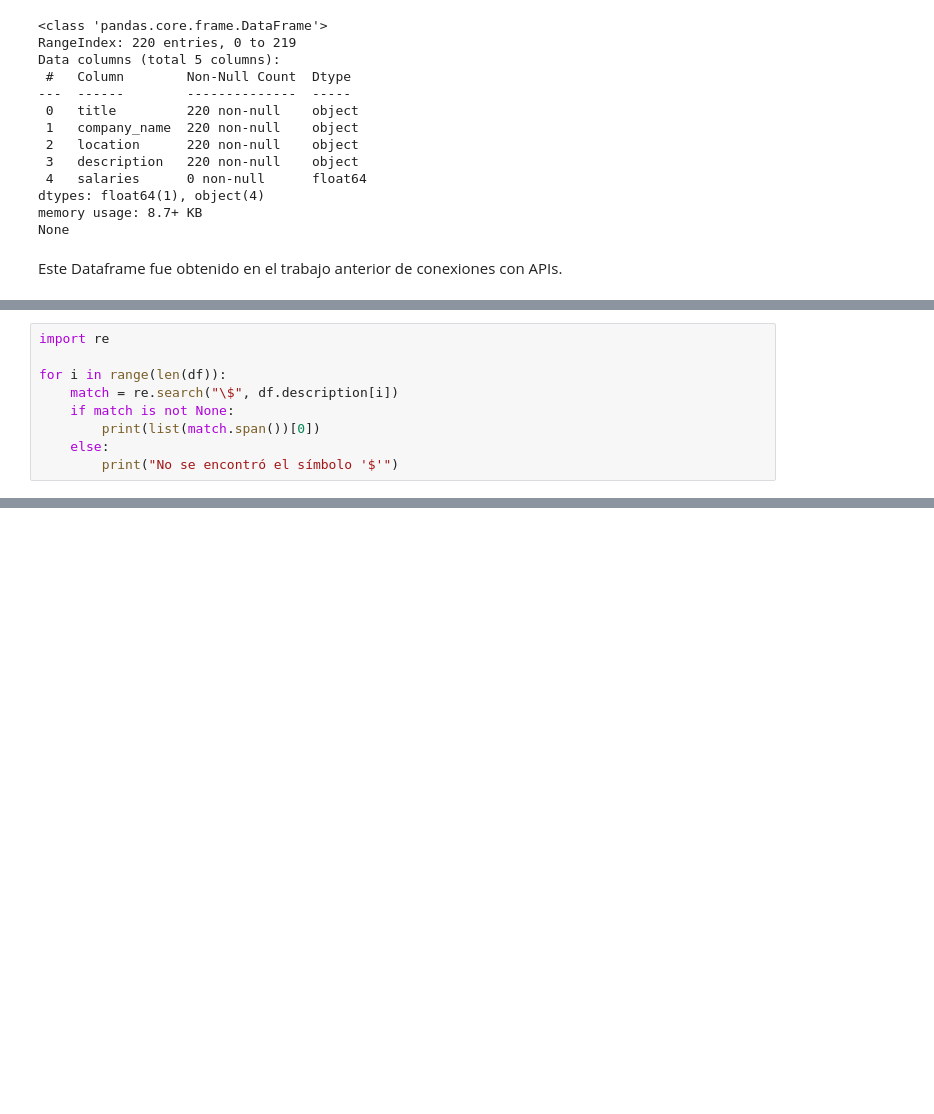
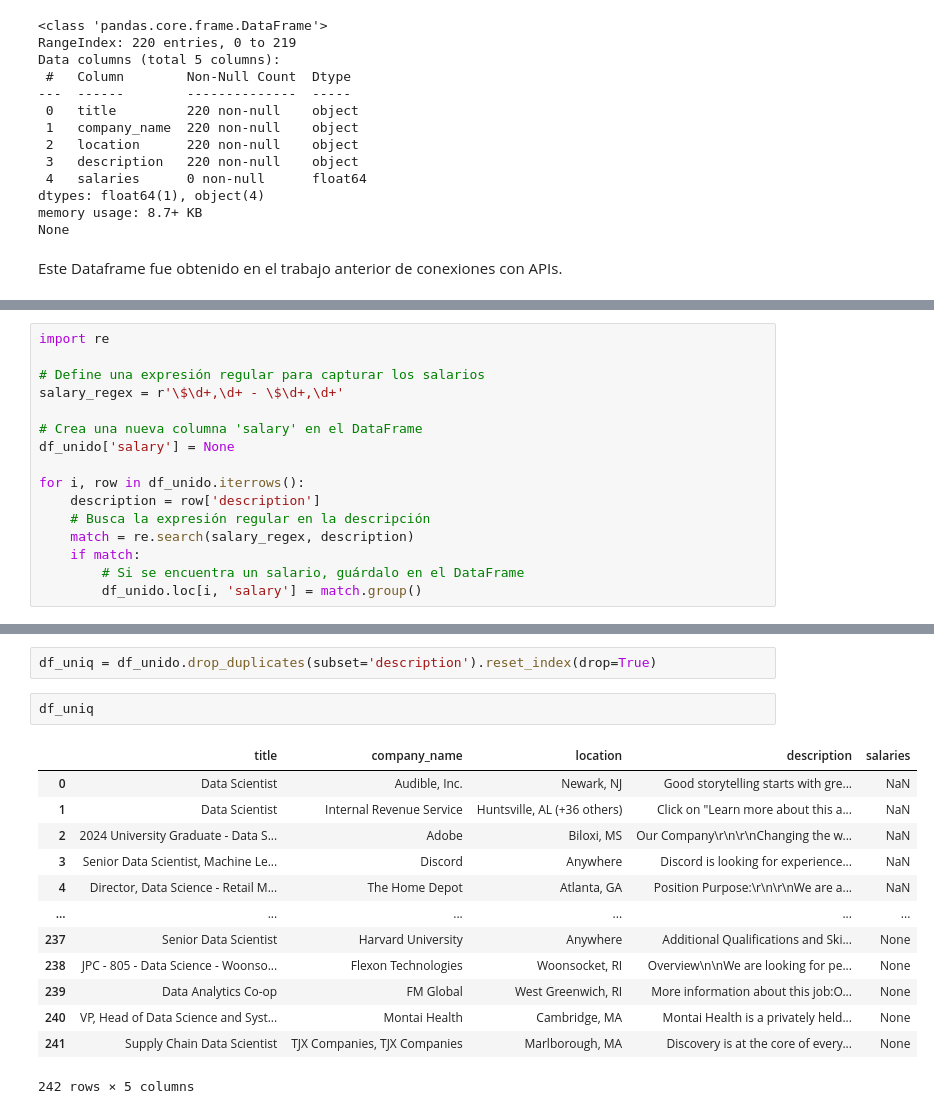
Before and after one commit to ruso439/jupiterNotebookDiego, a Jupyter notebook: notebooks/Desafio_wrangling_Matcovich.ipynb, the cells around one changed output, grey strips where cells are left out. Drawn from its saved outputs; the diff is of its cells as text; blank space fills up the shorter version.

```diff
--- a/notebooks/Desafio_wrangling_Matcovich.ipynb
+++ b/notebooks/Desafio_wrangling_Matcovich.ipynb
@@ -147,9 +143,0 @@ KeyError: 'description'
-# %%
-import re
-
-for i in range(len(df)):
-    match = re.search("\$", df.description[i])
-    if match is not None:
-        print(list(match.span())[0])
-    else:
-        print("No se encontró el símbolo '$'")
@@ -211,0 +172,16 @@ NameError: name 'df' is not defined
+# %%
+import re
+
+# Define una expresión regular para capturar los salarios
+salary_regex = r'\$\d+,\d+ - \$\d+,\d+'
+
+# Crea una nueva columna 'salary' en el DataFrame
+df_unido['salary'] = None
+
+for i, row in df_unido.iterrows():
+    description = row['description']
+    # Busca la expresión regular en la descripción
+    match = re.search(salary_regex, description)
+    if match:
+        # Si se encuentra un salario, guárdalo en el DataFrame
+        df_unido.loc[i, 'salary'] = match.group()
@@ -211,0 +198,18 @@ NameError: name 'df' is not defined
+# %%
+df_uniq = df_unido.drop_duplicates(subset='description').reset_index(drop=True)
+# %%
+df_uniq
+# %% [output]
+|  | title | company_name | location | description | salaries |
+| 0 | Data Scientist | Audible, Inc. | Newark, NJ | Good storytelling starts with gre... | NaN |
+| 1 | Data Scientist | Internal Revenue Service | Huntsville, AL (+36 others) | Click on "Learn more about this a... | NaN |
+| 2 | 2024 University Graduate - Data S... | Adobe | Biloxi, MS | Our Company\r\n\r\nChanging the w... | NaN |
+| 3 | Senior Data Scientist, Machine Le... | Discord | Anywhere | Discord is looking for experience... | NaN |
+| 4 | Director, Data Science - Retail M... | The Home Depot | Atlanta, GA | Position Purpose:\r\n\r\nWe are a... | NaN |
+| ... | ... | ... | ... | ... | ... |
+| 237 | Senior Data Scientist | Harvard University | Anywhere | Additional Qualifications and Ski... | None |
+| 238 | JPC - 805 - Data Science - Woonso... | Flexon Technologies | Woonsocket, RI | Overview\n\nWe are looking for pe... | None |
+| 239 | Data Analytics Co-op | FM Global | West Greenwich, RI | More information about this job:O... | None |
+| 240 | VP, Head of Data Science and Syst... | Montai Health | Cambridge, MA | Montai Health is a privately held... | None |
+| 241 | Supply Chain Data Scientist | TJX Companies, TJX Companies | Marlborough, MA | Discovery is at the core of every... | None |
+242 rows × 5 columns
```
Also changed, not shown: parts of 19 cells of this notebook.
